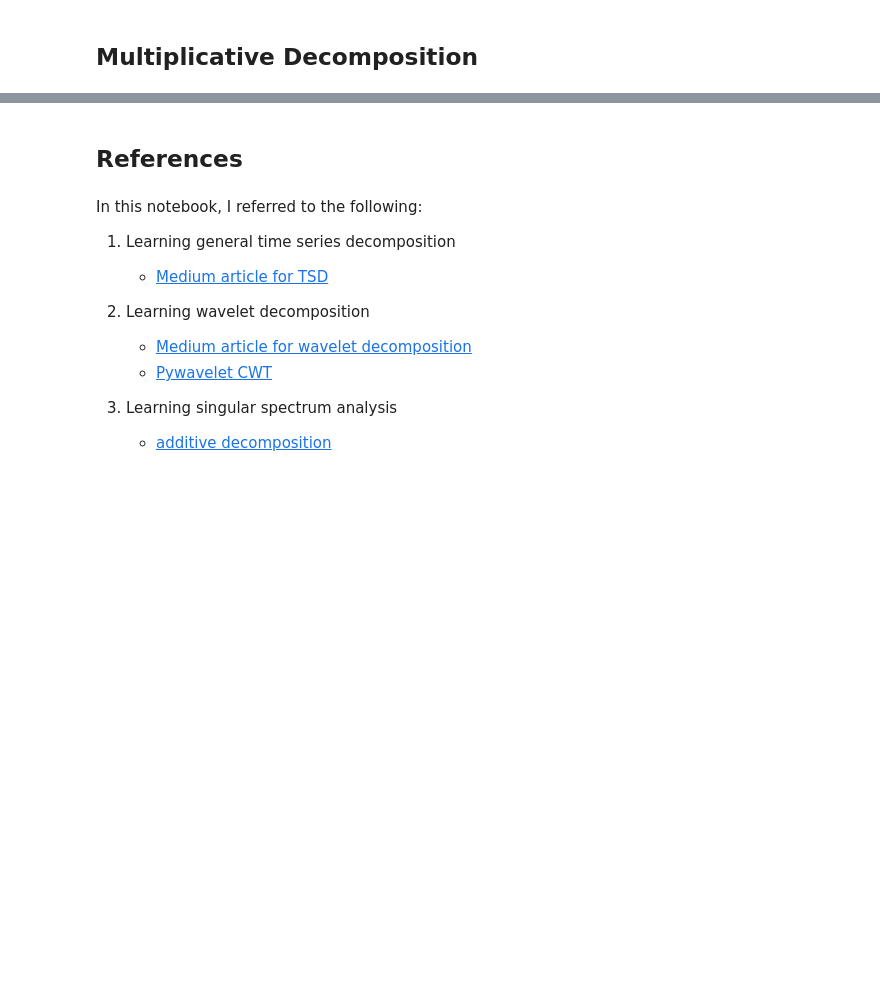
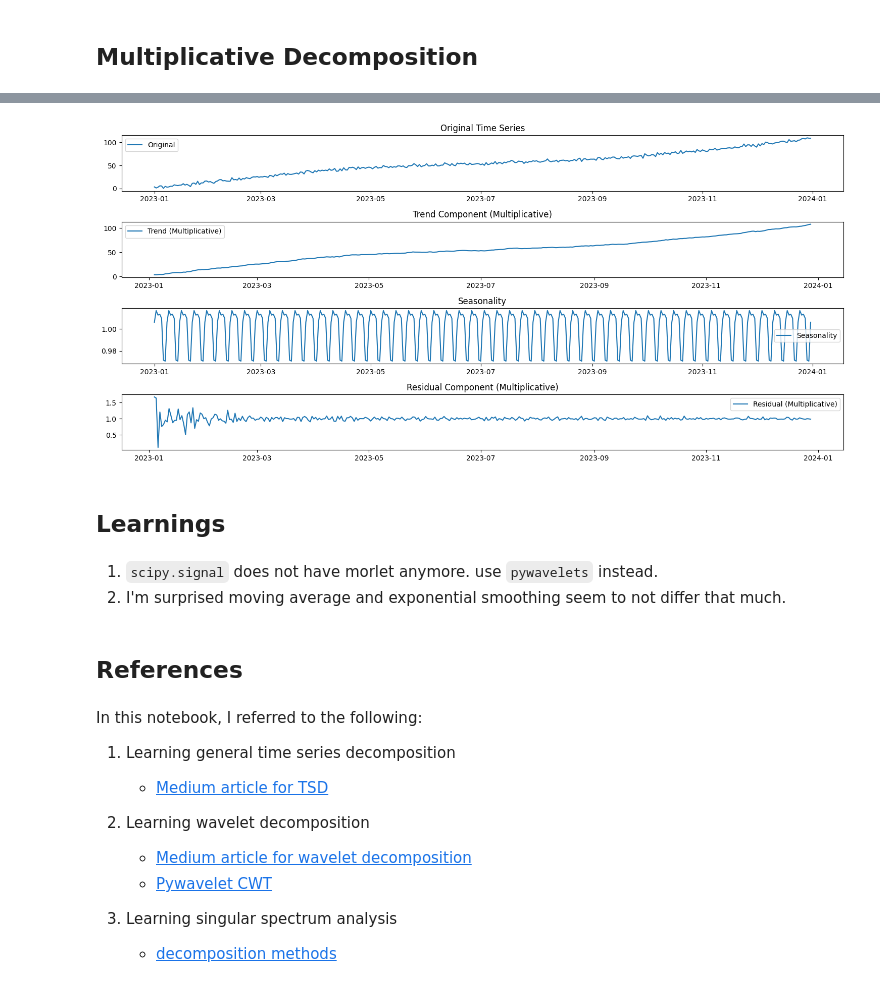
Before and after one commit to donnafaithhh/LP-Norms-and-Volatility, a Jupyter notebook: miscellaneous/time series decomposition.ipynb, the cells around one changed output, grey strips where cells are left out. Cells and saved outputs as stored; diff of their text form; code cells hidden in the pictures; blank space fills up the shorter version.

Commit message:
multiplicative decomposition

```diff
--- a/miscellaneous/time series decomposition.ipynb
+++ b/miscellaneous/time series decomposition.ipynb
@@ -179,5 +217,45 @@ plt.show()
+# %%
+# multiplicative decomposition
+result = seasonal_decompose(ts, model='multiplicative')
+
+# components
+trend_mul = result.trend.dropna()
+seasonal_mul = result.seasonal.dropna()
+residual_mul = result.resid.dropna()
+
+# plotting
+plt.figure(figsize=(15, 7))
+plt.subplot(4, 1, 1)
+plt.plot(ts, label='Original')
+plt.title('Original Time Series')
+plt.legend()
+
+plt.subplot(4, 1, 2)
+plt.plot(trend_mul, label='Trend (Multiplicative)')
+plt.title('Trend Component (Multiplicative)')
+plt.legend()
+
+plt.subplot(4, 1, 3)
+plt.plot(seasonal_mul, label='Seasonality')
+plt.title('Seasonality')
+plt.legend()
+
+plt.subplot(4, 1, 4)
+plt.plot(residual_mul, label='Residual (Multiplicative)')
+plt.title('Residual Component (Multiplicative)')
+plt.legend()
+
+plt.tight_layout()
+plt.show()
+# %% [output]
+[figure, added]
 # %% [markdown]
-## References
+## Learnings
+# %% [markdown]
+1. `scipy.signal` does not have morlet anymore. use `pywavelets` instead.
+2. I'm surprised moving average and exponential smoothing seem to not differ that much.
+# %% [markdown]
+## References
 # %% [markdown]
 In this notebook, I referred to the following:
 1. Learning general time series decomposition
@@ -187,4 +265,4 @@ In this notebook, I referred to the following:
     - [Medium article for wavelet decomposition](https://medium.com/pythoneers/wavelet-transform-a-practical-approach-to-time-frequency-analysis-662bdadeb08b)
     - [Pywavelet CWT](https://pywavelets.readthedocs.io/en/latest/ref/cwt.html)
 4. Learning singular spectrum analysis
-    - [additive decomposition](https://medium.com/@datasciencewizards/preprocessing-and-data-exploration-for-time-series-decomposing-time-series-a44e074c5847)
+    - [decomposition methods](https://medium.com/@datasciencewizards/preprocessing-and-data-exploration-for-time-series-decomposing-time-series-a44e074c5847)
```
Also changed, not shown: parts of 6 cells of this notebook.
